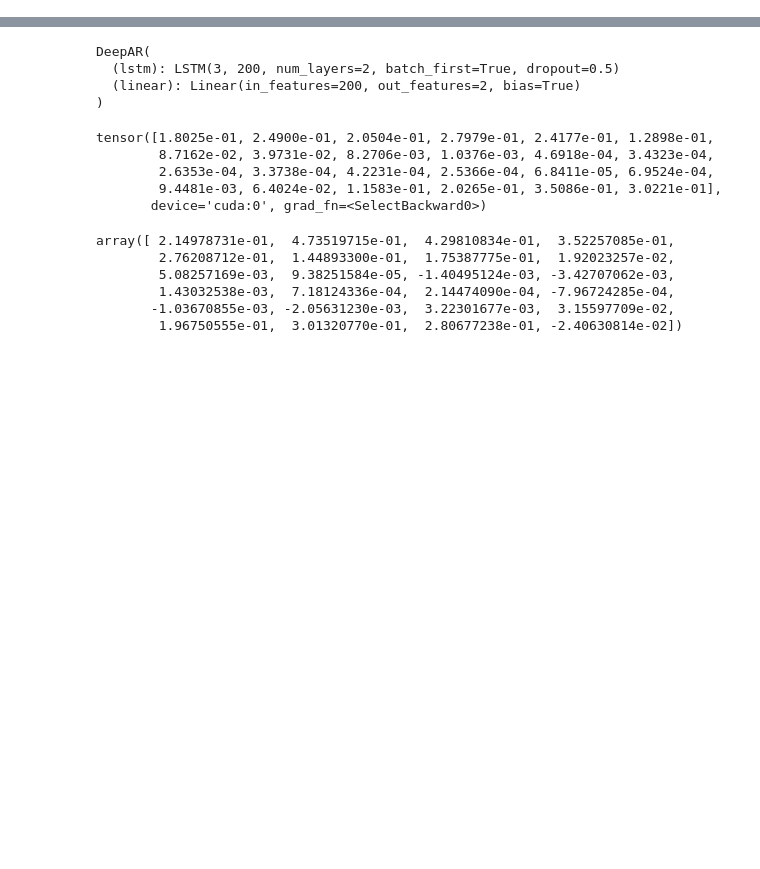
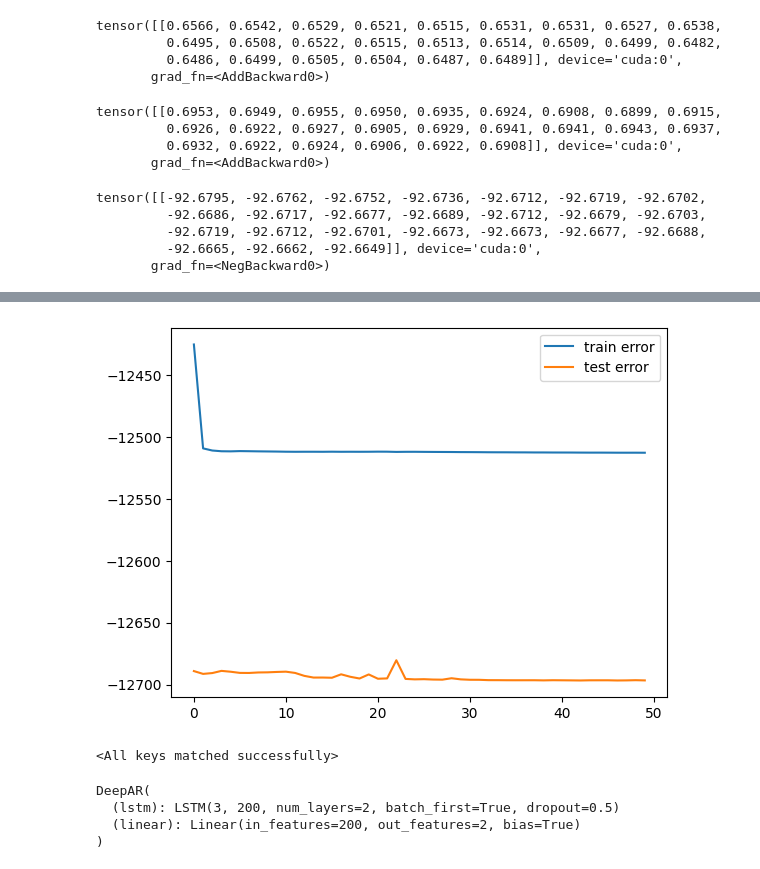
Before and after one commit to Joris-Dprtr/stochastic_programming, a Jupyter notebook: toy_example.ipynb, the cells around one changed output, grey strips where cells are left out. Cells and saved outputs as stored; diff of their text form; code cells hidden in the pictures; blank space fills up the shorter version.

```diff
--- a/toy_example.ipynb
+++ b/toy_example.ipynb
@@ -79,11 +83,14 @@ from src.DeepAR import DeepAR
 from src.DeepAR import Training
 # %%
 device = torch.device("cuda" if torch.cuda.is_available() else "cpu")
+# %%
+distribution = "beta"
 # %%
 deepar = DeepAR(input_size=3,
                 hidden_size=200,
                 num_layers=2,
                 dropout=0.5,
+                distr_output=distribution
                 )
 # %%
-trainer = Training(deepar,X_train,y_train, X_test, y_test, epochs=5,batch_size=64, learning_rate=0.001)
+trainer = Training(deepar,X_train,y_train, X_test, y_test, epochs=50,batch_size=64, learning_rate=0.001)
@@ -90,3 +171,25 @@ trainer = Training(deepar,X_train,y_train, X_test, y_test, epochs=5,batch_size=6
+# %%
+alpha
+# %% [output]
+tensor([[0.6566, 0.6542, 0.6529, 0.6521, 0.6515, 0.6531, 0.6531, 0.6527, 0.6538,
+         0.6495, 0.6508, 0.6522, 0.6515, 0.6513, 0.6514, 0.6509, 0.6499, 0.6482,
+         0.6486, 0.6499, 0.6505, 0.6504, 0.6487, 0.6489]], device='cuda:0',
+       grad_fn=<AddBackward0>)
+# %%
+beta
+# %% [output]
+tensor([[0.6953, 0.6949, 0.6955, 0.6950, 0.6935, 0.6924, 0.6908, 0.6899, 0.6915,
+         0.6926, 0.6922, 0.6927, 0.6905, 0.6929, 0.6941, 0.6941, 0.6943, 0.6937,
+         0.6932, 0.6922, 0.6924, 0.6906, 0.6922, 0.6908]], device='cuda:0',
+       grad_fn=<AddBackward0>)
+# %%
+_beta_nll(alpha, beta, output_1)
+# %% [output]
+tensor([[-92.6795, -92.6762, -92.6752, -92.6736, -92.6712, -92.6719, -92.6702,
+         -92.6686, -92.6717, -92.6677, -92.6689, -92.6712, -92.6679, -92.6703,
+         -92.6719, -92.6712, -92.6701, -92.6673, -92.6673, -92.6677, -92.6688,
+         -92.6665, -92.6662, -92.6649]], device='cuda:0',
+       grad_fn=<NegBackward0>)
 # %%
-trainer.train()
+state_dict_list, best_epoch = trainer.fit(verbose=True)
 # %% [output]
@@ -98,3 +207,8 @@ Epoch 5/5, Loss: -2.5326
+[figure, added]
+# %%
+deepar.load_state_dict(state_dict_list[best_epoch])
+# %% [output]
+<All keys matched successfully>
 # %%
 deepar.eval()
 # %% [output]
@@ -107,8 +218,0 @@ mu, sigma = deepar(X_test[0,:,:].to(device))
-# %%
-mu
-# %% [output]
-tensor([1.8025e-01, 2.4900e-01, 2.0504e-01, 2.7979e-01, 2.4177e-01, 1.2898e-01,
-        8.7162e-02, 3.9731e-02, 8.2706e-03, 1.0376e-03, 4.6918e-04, 3.4323e-04,
-        2.6353e-04, 3.3738e-04, 4.2231e-04, 2.5366e-04, 6.8411e-05, 6.9524e-04,
-        9.4481e-03, 6.4024e-02, 1.1583e-01, 2.0265e-01, 3.5086e-01, 3.0221e-01],
-       device='cuda:0', grad_fn=<SelectBackward0>)
@@ -117,9 +218,0 @@ sample = np.random.normal(mu.cpu().detach().numpy(),sigma.cpu().detach().numpy()
-# %%
-sample
-# %% [output]
-array([ 2.14978731e-01,  4.73519715e-01,  4.29810834e-01,  3.52257085e-01,
-        2.76208712e-01,  1.44893300e-01,  1.75387775e-01,  1.92023257e-02,
-        5.08257169e-03,  9.38251584e-05, -1.40495124e-03, -3.42707062e-03,
-        1.43032538e-03,  7.18124336e-04,  2.14474090e-04, -7.96724285e-04,
-       -1.03670855e-03, -2.05631230e-03,  3.22301677e-03,  3.15597709e-02,
-        1.96750555e-01,  3.01320770e-01,  2.80677238e-01, -2.40630814e-02])
```
Also changed, not shown: parts of 21 cells of this notebook, 4 other files.
